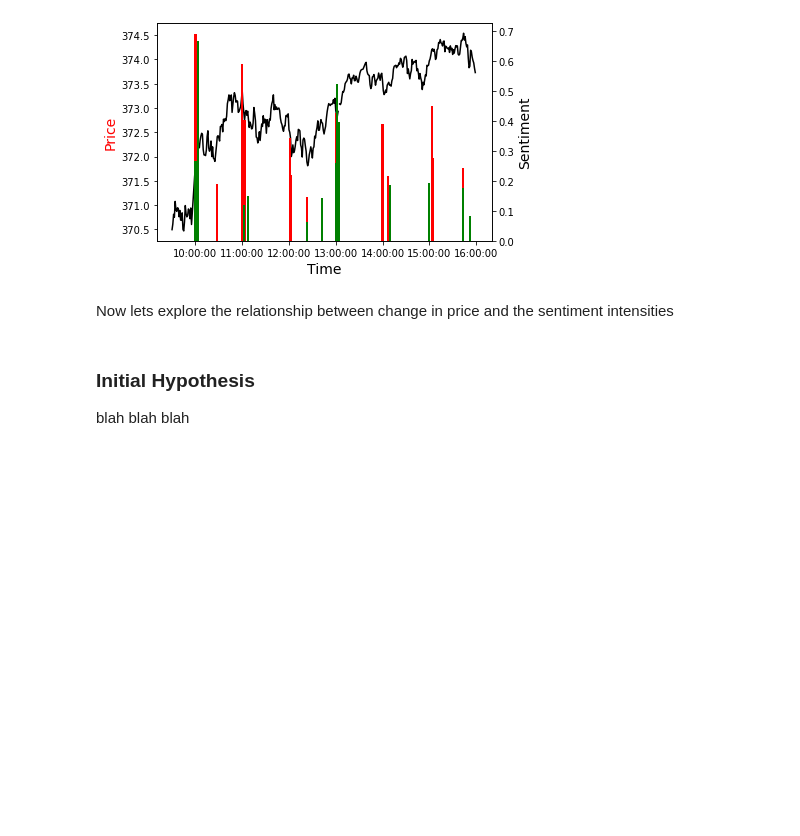
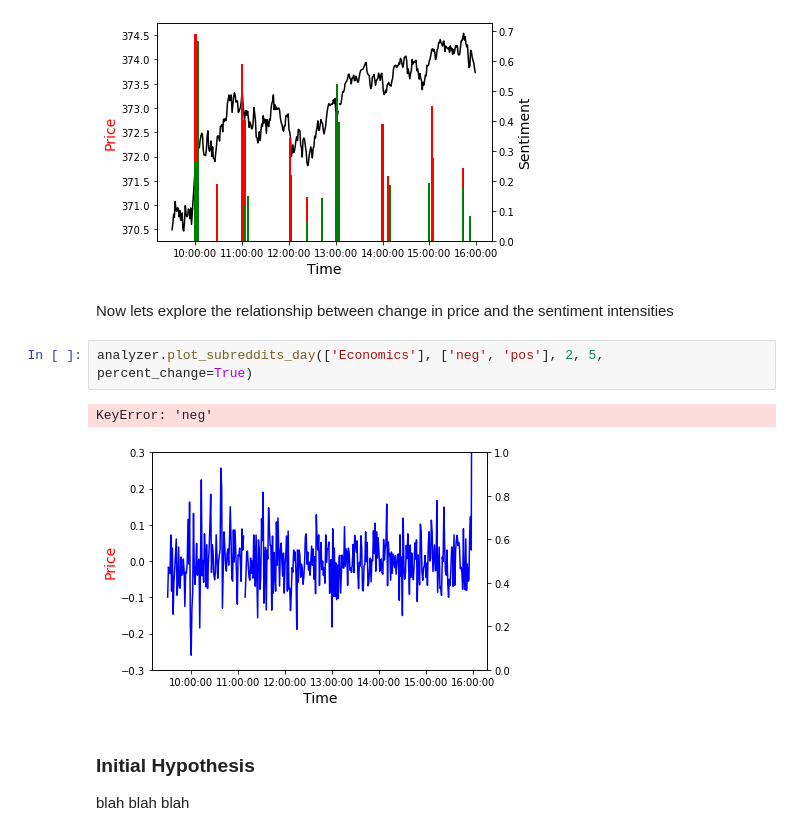
Before and after one commit to AndersonShroeder/Stock-Lstm, a Jupyter notebook: Short Run Prediction/analysis.ipynb, the cells around one changed output. Saved outputs shown, nothing was run; the diff lists cells and outputs as text; blank space fills up the shorter version.

```diff
--- a/Short Run Prediction/analysis.ipynb
+++ b/Short Run Prediction/analysis.ipynb
@@ -118,6 +118,11 @@ analyzer.plot_subreddits_day(['Economics'], ['neg', 'pos'], 2, 5)
 [figure]
 # %% [markdown]
 <p>Now lets explore the relationship between change in price and the sentiment intensities</p>
+# %%
+analyzer.plot_subreddits_day(['Economics'], ['neg', 'pos'], 2, 5, percent_change=True)
+# %% [output]
+KeyError: 'neg'
+[figure, added]
 # %% [markdown]
 <h3>Initial Hypothesis</h3>
 <p>blah blah blah</p>
```
Also changed, not shown: 1 other file.
